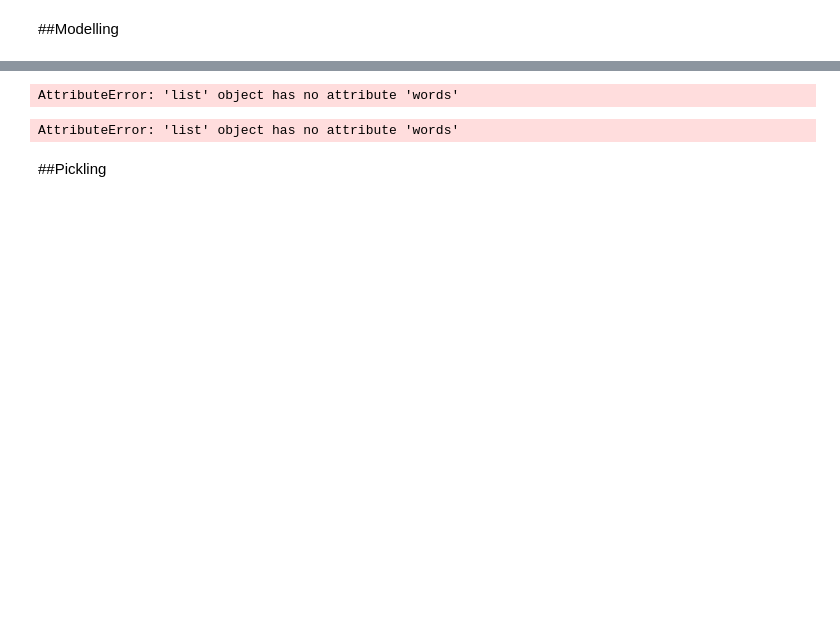
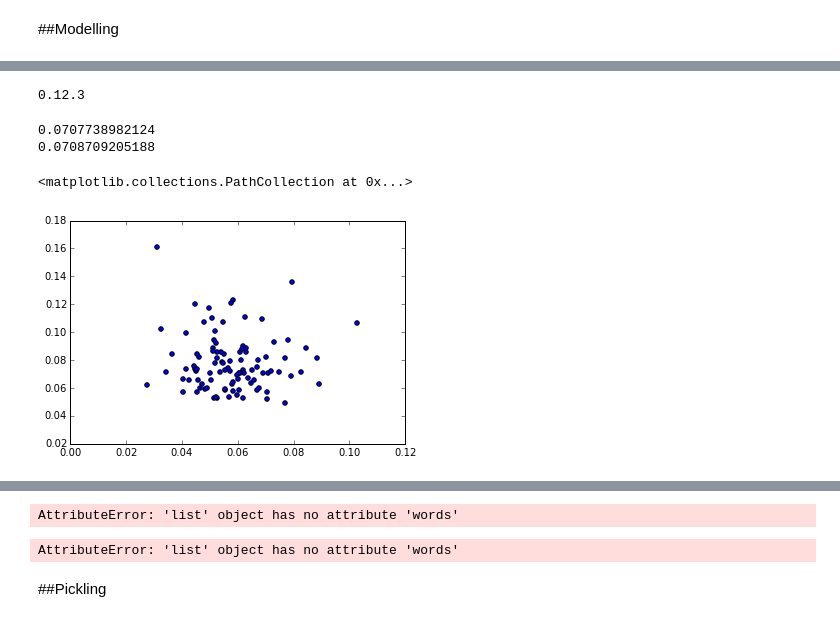
Before and after one commit to MarkRegalla27/Health_Information, a Jupyter notebook: Doc2Vec_Training.ipynb, the cells around one changed output, grey strips where cells are left out. Cells and saved outputs as stored; diff of their text form; code cells hidden in the pictures; blank space fills up the shorter version.

```diff
--- a/Doc2Vec_Training.ipynb
+++ b/Doc2Vec_Training.ipynb
@@ -46,12 +46,12 @@ Wikipedia API guide:
 https://en.wikipedia.org/wiki/Special:ApiSandbox#action=query&prop=info&format=json&inprop=url&pageids=1000005
 # %%
 %%time
-i = 44962         #i = 44962  (12-4-15 11:43 pm)
-counter = 9103   #counter = 9103 (12-4-15 11:43 pm)
-#good_id_list = [] #be sure only to initialize as empty list the first time
+i = 259987          #i = 259987   (12-5-15 1:43 pm)
+counter = 50000   #counter = 50000 (12-5-15 1:43 pm)
+good_id_list = [] #be sure only to initialize as empty list the first time
 #id_list = []      #use new list if you want to preserve good_id_list in memory
 
-while counter < 50000:   #number is limit of number of page ids to get
+while counter <= 70000:   #number is limit of number of page ids to get
     scrape_worked = False
     #if i == 1000:
     #    print 'went on too long'
@@ -77,7 +77,8 @@ while counter < 50000:   #number is limit of number of page ids to get
             good_id_list.append(page_id)
             #id_list.append(page_id)    #for preservation of good_id_list
             corpus = page_read(soup)
-
+            corpus = [corpus]
+            corpus = cleanText(corpus)
             #write each wikipedia article to its own file
             with open("/users/markregalla/desktop/metis/Project4/WikiArticles/page_"
                       + str(page_id) + ".txt", "w") as myfile:
@@ -281,0 +262,2 @@ wiki_model.vocab
+# %%
+wiki_model = Doc2Vec.load('/users/markregalla/desktop/metis/Project4/models/model1.d2v')
@@ -282,7 +277,5 @@ wiki_model.vocab
 # %%
 %%time
-wiki_model = gensim.models.Doc2Vec(paralist, size=100, window=8, min_count=5, workers=4)
-
-#print all_model.docvecs['Testing_0']
-
-wiki_model.vocab
+doc_model = Doc2Vec(size=100, window=8, min_count=5, workers=4)
+doc_model.load_word2vec_format('googlenews/GoogleNews-vectors-negative300.bin', binary=True)
+doc_model.train(mysentences)
@@ -289,3 +310,35 @@ wiki_model.vocab
+# %%
+print gensim.__version__
+# %% [output]
+0.12.3
+# %%
+%matplotlib inline
+#wiki_model = gensim.models.Doc2Vec(paralist, size=100, window=8, min_count=5, workers=4)
+
+#print all_model.docvecs['Testing_0']
+#vec1 = wiki_model['heart']
+#vec2 = wiki_model['attack']
+#print cosine(vec1, vec2)
+
+problistx = []
+problisty = []
+for i in range(100):
+    vec1 = wiki_model.infer_vector('A heart attack occurs when the flow of blood to the heart is blocked, most often by a build-up of fat, cholesterol and other substances, which form a plaque in the arteries that feed the heart (coronary arteries). The interrupted blood flow can damage or destroy part of the heart muscle.')
+    vec2 = wiki_model.infer_vector('More than a million Americans have heart attacks each year. A heart attack, or myocardial infarction (MI), is permanent damage to the heart muscle. "Myo" means muscle, "cardial" refers to the heart, and "infarction" means death of tissue due to lack of blood supply.')
+    vec3 = wiki_model.infer_vector('A heart attack is when the nerves that control the heartbeat become infected, generally by a virus, resulting in the death of the muscle tissue.')
+    #vec4 = wiki_model.infer_vector('my stomach hurts')
+    problistx.append(cosine(vec1, vec2))
+    problisty.append(cosine(vec1, vec3))
+    #print cosine(vec1, vec4)
+
+print problistx[0]
+print problisty[0]
+plt.scatter(problistx, problisty)
+# %% [output]
+0.0707738982124
+0.0708709205188
+<matplotlib.collections.PathCollection at 0x...>
+[figure, added]
 # %%
 concat_model = ConcatenatedDoc2Vec([x for x in model_list])
 print concat_model.docvecs['Testing_0']
```
Also changed, not shown: parts of 20 cells of this notebook, 1 other file.
